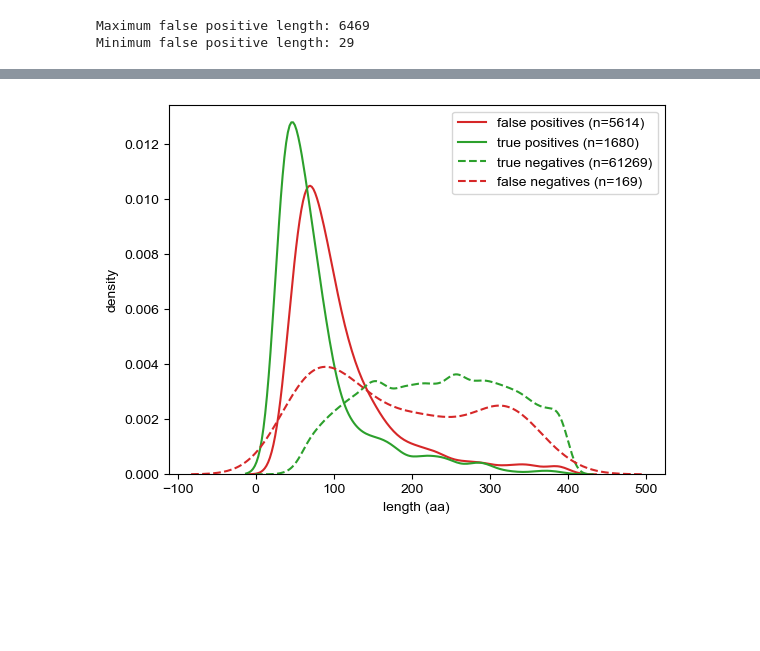
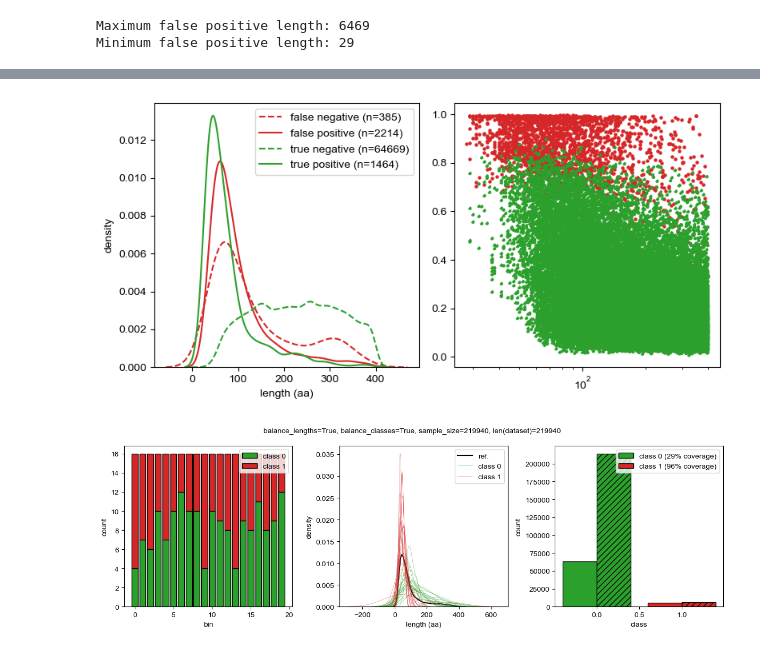
Before and after one commit to pipparichter/frugal, a Jupyter notebook: notebooks/filter.ipynb, the cells around one changed output, grey strips where cells are left out. Cells and saved outputs as stored; diff of their text form; code cells hidden in the pictures; blank space fills up the shorter version.

Commit message:
changing default sample size

```diff
--- a/notebooks/filter.ipynb
+++ b/notebooks/filter.ipynb
@@ -201,22 +201,44 @@ table_1(pred_out_df)
 137 rows × 5 columns
-# %%
-# I am mainly worried about the things that the model has predicted to be wrong, but are actually correct.
-# It does seem to have mainly just learned length.
-pred_out_fp_df = pred_out_df[(pred_out_df.filter_balance_classes_label == 1) & (pred_out_df.label == 0)]
-pred_out_tp_df = pred_out_df[(pred_out_df.filter_balance_classes_label == 1) & (pred_out_df.label == 1)]
-pred_out_tn_df = pred_out_df[(pred_out_df.filter_balance_classes_label == 0) & (pred_out_df.label == 0)]
-pred_out_fn_df = pred_out_df[(pred_out_df.filter_balance_classes_label == 0) & (pred_out_df.label == 1)]
-
-fig, ax = plt.subplots()
-sns.kdeplot(pred_out_fp_df.seq.apply(len), color='tab:red', label=f'false positives (n={len(pred_out_fp_df)})')
-sns.kdeplot(pred_out_tp_df.seq.apply(len), color='tab:green', label=f'true positives (n={len(pred_out_tp_df)})')
-sns.kdeplot(pred_out_tn_df.seq.apply(len), color='tab:green', ls='--', label=f'true negatives (n={len(pred_out_tn_df)})')
-sns.kdeplot(pred_out_fn_df.seq.apply(len), color='tab:red',ls='--', label=f'false negatives (n={len(pred_out_fn_df)})')
-ax.legend()
-ax.set_ylabel('density')
-ax.set_xlabel('length (aa)')
-
-
-plt.show()
-# %% [output]
-[figure, removed]
+# %%
+# I am mainly worried about the things that the model has predicted to be wrong, but are actually correct.
+# It does seem to have mainly just learned length.
+
+error_types = np.where((pred_out_df.filter_balance_classes_and_lengths_label == 1) & (pred_out_df.label == 0), 'false positive', '')
+error_types = np.where((pred_out_df.filter_balance_classes_and_lengths_label == 1) & (pred_out_df.label == 1), 'true positive', error_types)
+error_types = np.where((pred_out_df.filter_balance_classes_and_lengths_label == 0) & (pred_out_df.label == 1), 'false negative', error_types)
+error_types = np.where((pred_out_df.filter_balance_classes_and_lengths_label == 0) & (pred_out_df.label == 0), 'true negative', error_types)
+pred_out_df['error_type'] = error_types
+
+kwargs = dict()
+kwargs['false positive'] = {'color':'tab:red'}
+kwargs['true positive'] = {'color':'tab:green'}
+kwargs['false negative'] = {'color':'tab:red', 'ls':'--'}
+kwargs['true negative'] = {'color':'tab:green', 'ls':'--'}
+
+fig, axes = plt.subplots(ncols=2, layout='tight', figsize=(8, 4))
+
+ax = axes[0]
+for error_type, df in pred_out_df.groupby('error_type'):
+    sns.kdeplot(df.seq.apply(len), label=f'{error_type} (n={len(df)})', **kwargs[error_type], ax=ax)
+ax.legend()
+ax.set_ylabel('density')
+ax.set_xlabel('length (aa)')
+
+ax = axes[1]
+# Does this have something to do with the truncation sizes of the false positives versus true positives, or is it really just length?
+
+for error_type in ['false positive', 'true negative']:
+    df = pred_out_df[pred_out_df.error_type == error_type]
+    diffs = [((row.ref_stop - row.ref_start) - (row.stop - row.stop)) // 3 for row in df.itertuples()]
+    ref_lengths = [(row.ref_stop - row.ref_start) // 3 for row in df.itertuples()]
+    lengths = [(row.stop - row.start) // 3 for row in df.itertuples()]
+    ax.scatter(lengths, df.filter_balance_classes_output_1,  s=5, **kwargs[error_type])
+ax.set_xscale('log')
+plt.show()
+# %% [output]
+[figure, added]
+# %%
+model = Classifier.load('../models/filter_balance_classes_and_lengths.pkl')
+model.sampler.plot()
+# %% [output]
+[figure, added]
```
Also changed, not shown: parts of 4 cells of this notebook, 4 other files.
